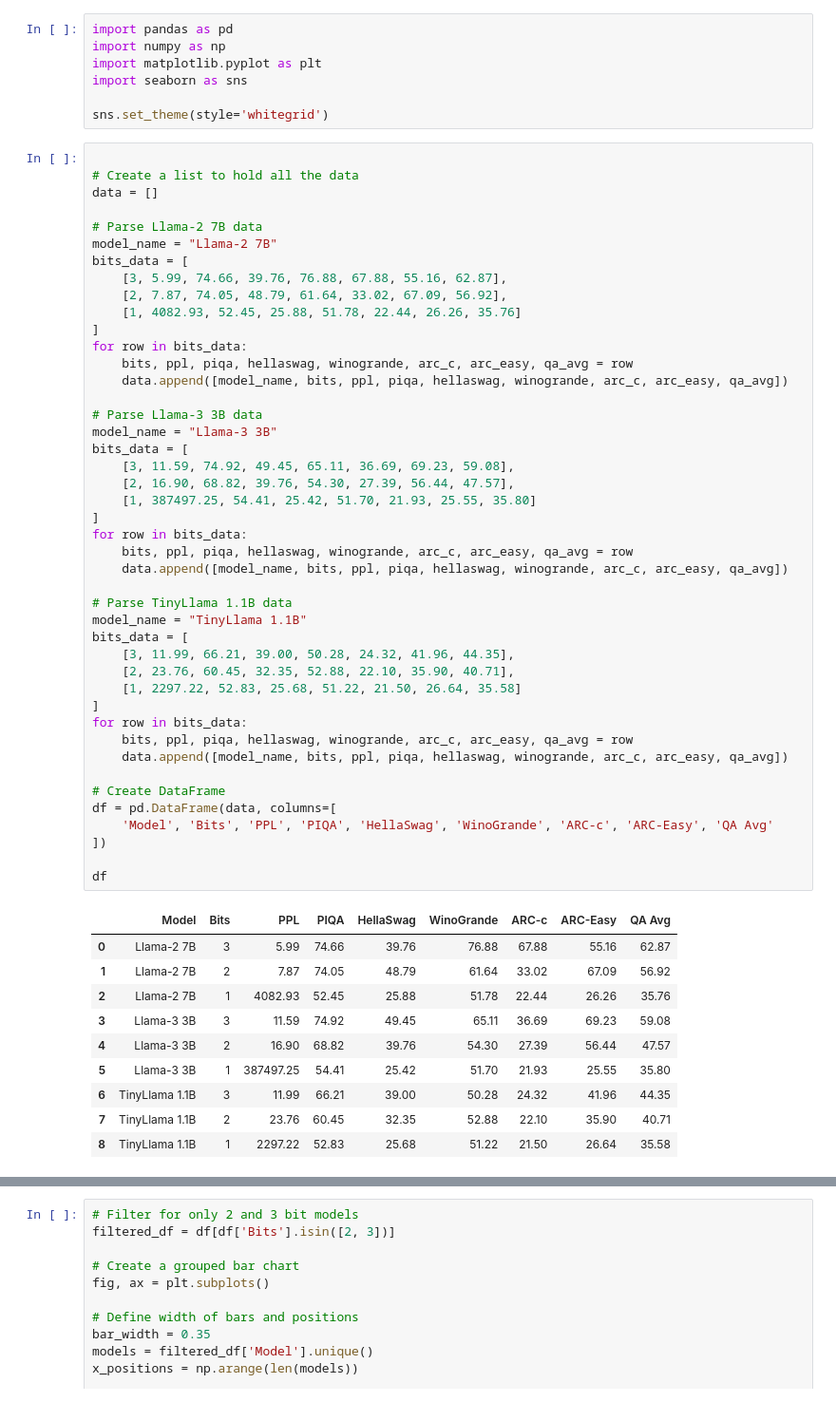
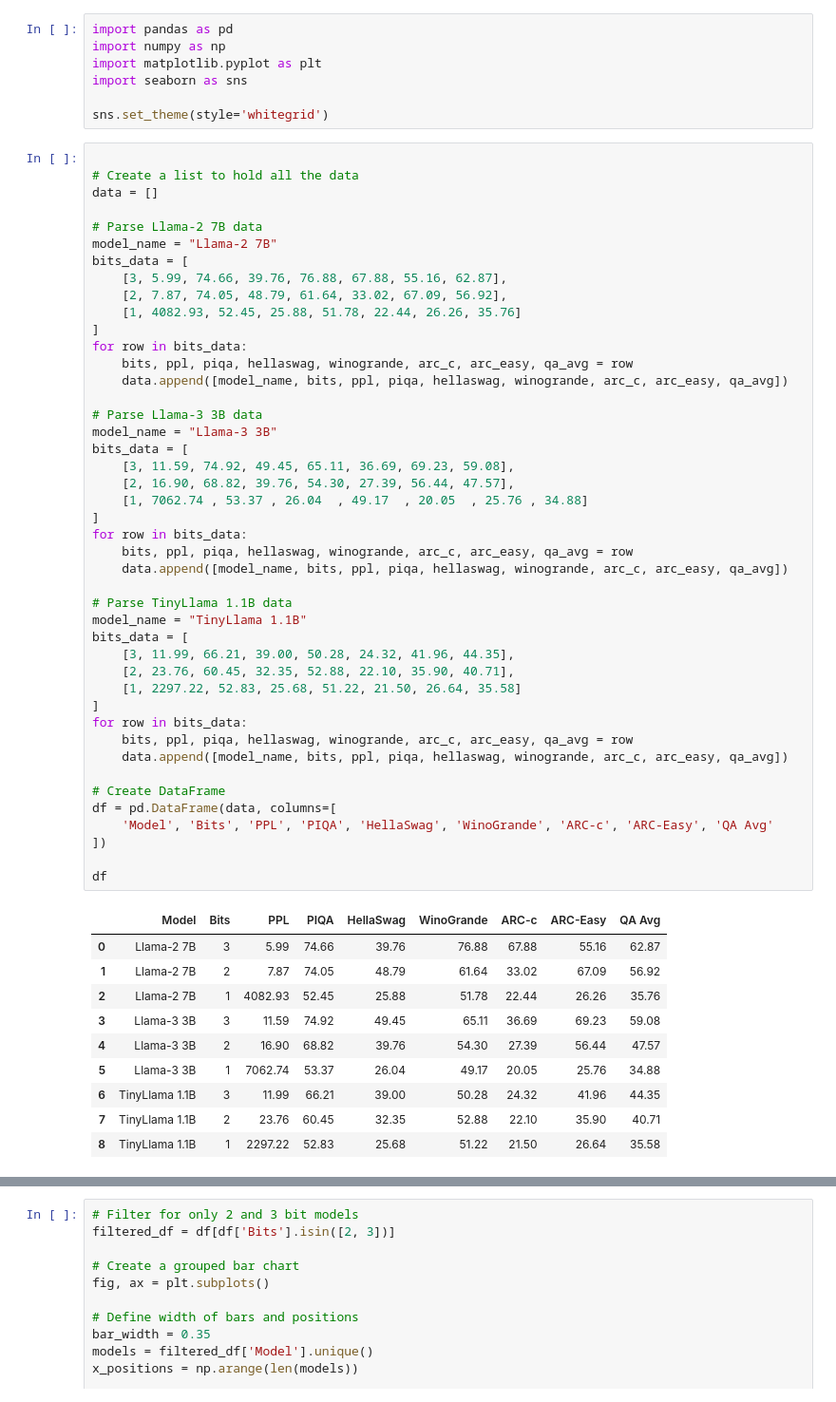
Before and after one commit to BrownianNotion/BitDistiller, a Jupyter notebook: visualizations/results_graphs.ipynb, the cells around one changed output, grey strips where cells are left out. Shown at 95% size. Saved outputs shown, nothing was run; the diff lists cells and outputs as text.

```diff
--- a/visualizations/results_graphs.ipynb
+++ b/visualizations/results_graphs.ipynb
@@ -26,37 +26,37 @@ model_name = "Llama-3 3B"
 bits_data = [
     [3, 11.59, 74.92, 49.45, 65.11, 36.69, 69.23, 59.08],
     [2, 16.90, 68.82, 39.76, 54.30, 27.39, 56.44, 47.57],
-    [1, 387497.25, 54.41, 25.42, 51.70, 21.93, 25.55, 35.80]
+    [1, 7062.74 , 53.37 , 26.04  , 49.17  , 20.05  , 25.76 , 34.88]
 ]
 for row in bits_data:
     bits, ppl, piqa, hellaswag, winogrande, arc_c, arc_easy, qa_avg = row
     data.append([model_name, bits, ppl, piqa, hellaswag, winogrande, arc_c, arc_easy, qa_avg])
 
 # Parse TinyLlama 1.1B data
 model_name = "TinyLlama 1.1B"
 bits_data = [
     [3, 11.99, 66.21, 39.00, 50.28, 24.32, 41.96, 44.35],
     [2, 23.76, 60.45, 32.35, 52.88, 22.10, 35.90, 40.71],
     [1, 2297.22, 52.83, 25.68, 51.22, 21.50, 26.64, 35.58]
 ]
 for row in bits_data:
     bits, ppl, piqa, hellaswag, winogrande, arc_c, arc_easy, qa_avg = row
     data.append([model_name, bits, ppl, piqa, hellaswag, winogrande, arc_c, arc_easy, qa_avg])
 
 # Create DataFrame
 df = pd.DataFrame(data, columns=[
     'Model', 'Bits', 'PPL', 'PIQA', 'HellaSwag', 'WinoGrande', 'ARC-c', 'ARC-Easy', 'QA Avg'
 ])
 
 df
 # %% [output]
 |  | Model | Bits | PPL | PIQA | HellaSwag | WinoGrande | ARC-c | ARC-Easy | QA Avg |
 | 0 | Llama-2 7B | 3 | 5.99 | 74.66 | 39.76 | 76.88 | 67.88 | 55.16 | 62.87 |
 | 1 | Llama-2 7B | 2 | 7.87 | 74.05 | 48.79 | 61.64 | 33.02 | 67.09 | 56.92 |
 | 2 | Llama-2 7B | 1 | 4082.93 | 52.45 | 25.88 | 51.78 | 22.44 | 26.26 | 35.76 |
 | 3 | Llama-3 3B | 3 | 11.59 | 74.92 | 49.45 | 65.11 | 36.69 | 69.23 | 59.08 |
 | 4 | Llama-3 3B | 2 | 16.90 | 68.82 | 39.76 | 54.30 | 27.39 | 56.44 | 47.57 |
-| 5 | Llama-3 3B | 1 | 387497.25 | 54.41 | 25.42 | 51.70 | 21.93 | 25.55 | 35.80 |
+| 5 | Llama-3 3B | 1 | 7062.74 | 53.37 | 26.04 | 49.17 | 20.05 | 25.76 | 34.88 |
 | 6 | TinyLlama 1.1B | 3 | 11.99 | 66.21 | 39.00 | 50.28 | 24.32 | 41.96 | 44.35 |
 | 7 | TinyLlama 1.1B | 2 | 23.76 | 60.45 | 32.35 | 52.88 | 22.10 | 35.90 | 40.71 |
 | 8 | TinyLlama 1.1B | 1 | 2297.22 | 52.83 | 25.68 | 51.22 | 21.50 | 26.64 | 35.58 |
```
Also changed, not shown: parts of 8 cells of this notebook, 1 other file.
